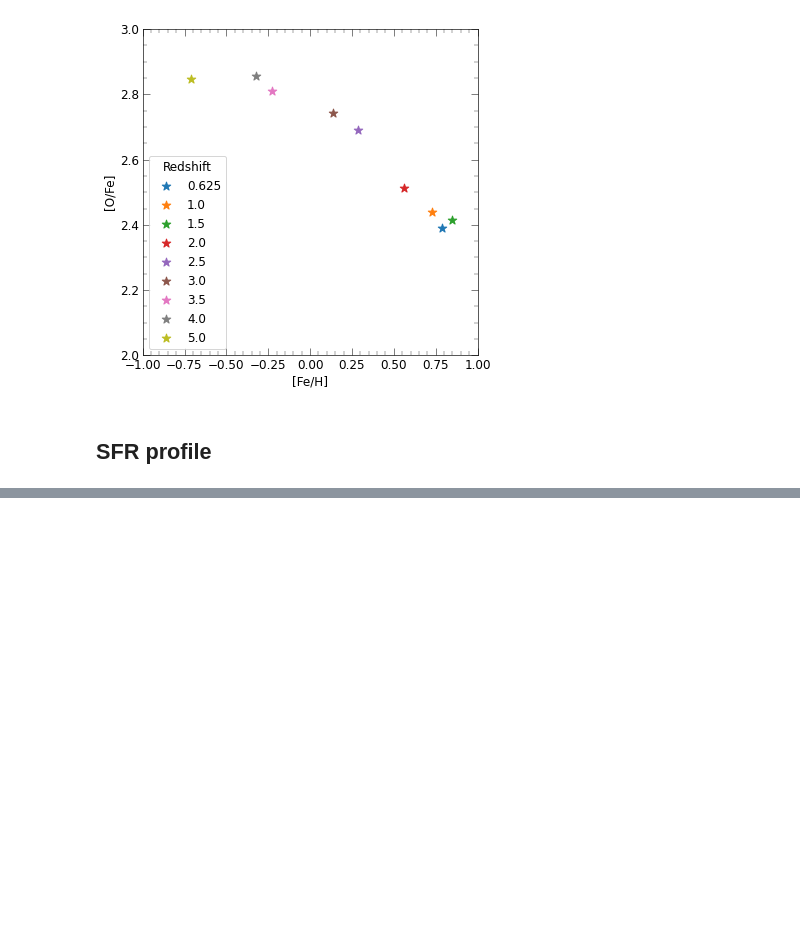
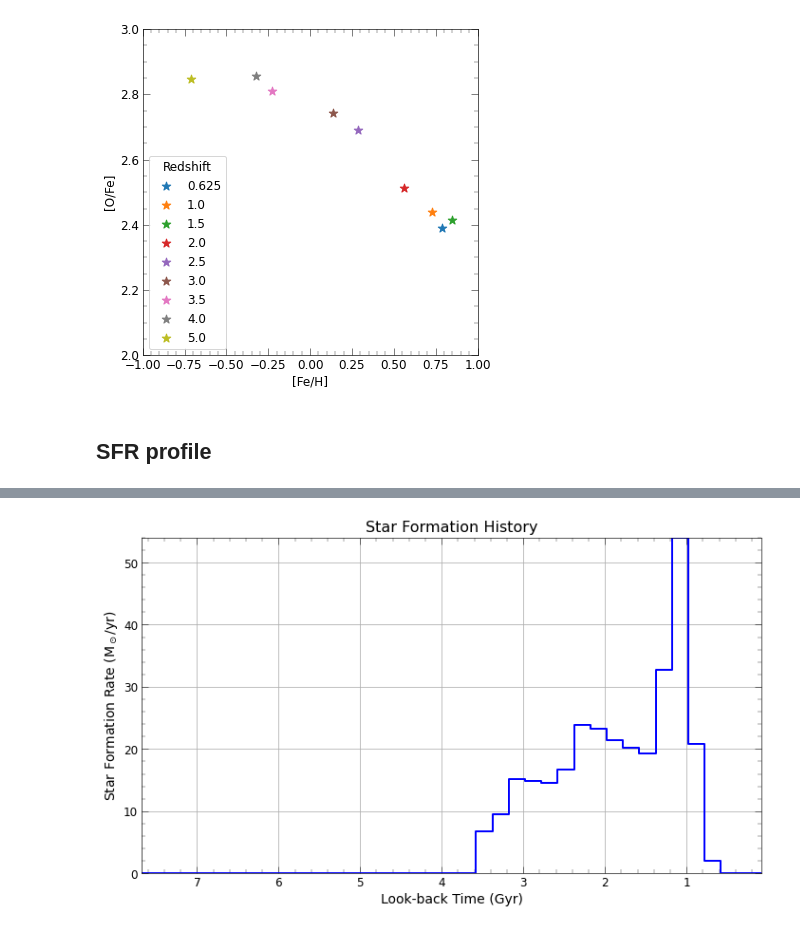
Before and after one commit to ansingh16/hr5_metallicity, a Jupyter notebook: Code/Analysis.ipynb, the cells around one changed output, grey strips where cells are left out. Drawn from its saved outputs; the diff is of its cells as text; code cells hidden in the pictures; blank space fills up the shorter version.

```diff
--- a/Code/Analysis.ipynb
+++ b/Code/Analysis.ipynb
@@ -1083,0 +1047,82 @@ ax.legend(loc=3,title='Redshift')
+# %%
+import pandas as pd
+import HR5_cluster as hr5
+import numpy as np
+import yt
+import matplotlib.pyplot as plt
+
+
+# Cosmological Parameters
+Omega_m = 0.300000011920929
+Omega_l = 0.699999988079071
+Omega_k = 0.000000000000000
+H0 = 0.684000015258789
+yt_cosmo = yt.utilities.cosmology.Cosmology(hubble_constant=H0, omega_matter=Omega_m, omega_lambda=Omega_l)
+
+
+time = pd.read_csv('../Data/age_info.txt')
+conformal_times = time['Conformal_time']
+lookback_times = time['Look_back_time(Gyr)']
+
+clusid = 1664541
+clus = hr5.Cluster(296,clusid)
+galid = 1721222
+
+# galid = clus.bcgid
+galdata = clus.get_alldat_gal(galid)
+ds = galdata.get_yt_dataset()
+ad = ds.all_data()
+
+# Example: tp array from the dataset (negative for stellar particles)
+tp = ad[("star", "creation_time")].value  # Conformal time (negative for stars)
+stellar_mass = ad[("star", "particle_mass")].in_units('Msun')
+
+
+# Step 2: Ensure conformal_times are sorted for interpolation
+sorted_indices = np.argsort(conformal_times)
+conformal_times_sorted = conformal_times[sorted_indices]
+lookback_times_sorted = lookback_times[sorted_indices]
+
+# Step 3: Interpolate tp_abs to get look-back time
+lookback_time = np.interp(tp, conformal_times_sorted, lookback_times_sorted)
+
+# Step 4: Compute Proper Formation Time (tpp)
+# Assuming Universe age is ~13.8 Gyr
+tpp = 13.8 - lookback_time  # Proper time in Gyr
+
+# Step 5: Calculate Stellar Age
+simtime = yt_cosmo.t_from_z(ds.current_redshift).in_units('Gyr').value  # Current simulation time
+stellar_age = simtime - tpp  # Age in Gyr
+
+
+# Example: Load stellar masses
+star_mass = ad[("star", "particle_mass")].in_units('Msun').value  # Mass in Msun
+
+# Define time bins (e.g., 0 to 13.8 Gyr, with 0.2 Gyr bin size)
+universe_age = yt_cosmo.t_from_z(0.625).in_units('Gyr').value
+time_bins = np.arange(0, universe_age + 0.2, 0.2)  # Bin every 200 Myr
+
+# Bin the stellar masses according to stellar ages
+mass_formed, bin_edges = np.histogram(stellar_age, bins=time_bins, weights=star_mass)
+
+# Compute the SFR (Mass formed per time bin)
+bin_widths = np.diff(bin_edges)
+sfr = mass_formed / bin_widths  # Msun/Gyr
+
+# Convert Gyr to Myr for better axis scaling if needed
+sfr_myr = sfr / 1e9  # Msun/yr
+
+# Midpoints for plotting
+time_mid = bin_edges[:-1] + bin_widths / 2
+
+# Plot the Star Formation History
+plt.figure(figsize=(10, 6))
+plt.plot(universe_age - time_mid, sfr_myr, drawstyle='steps-mid', color='blue', lw=2)
+plt.xlabel("Look-back Time (Gyr)", fontsize=14)
+plt.ylabel("Star Formation Rate (M$_\odot$/yr)", fontsize=14)
+plt.title("Star Formation History", fontsize=16)
+plt.grid(True)
+plt.gca().invert_xaxis()  # So that time goes from past to present
+plt.tight_layout()
+plt.show()
+# %% [output]
@@ -1083,0 +1130 @@ ax.legend(loc=3,title='Redshift')
+[figure, added]
```
Also changed, not shown: parts of 9 cells of this notebook, 6 other files.
